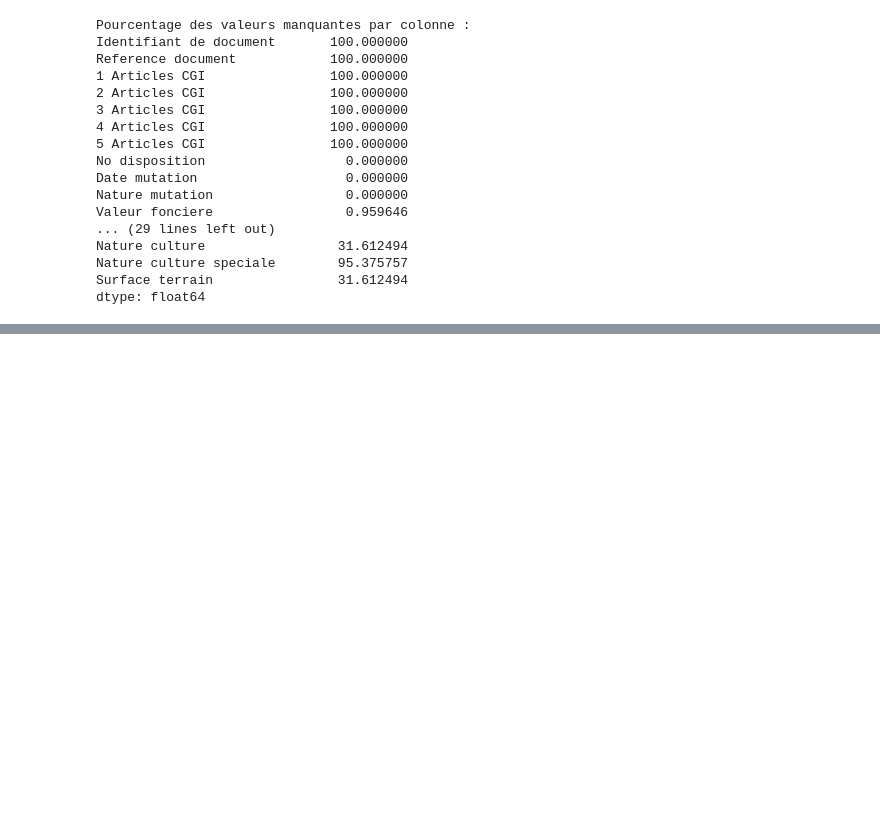
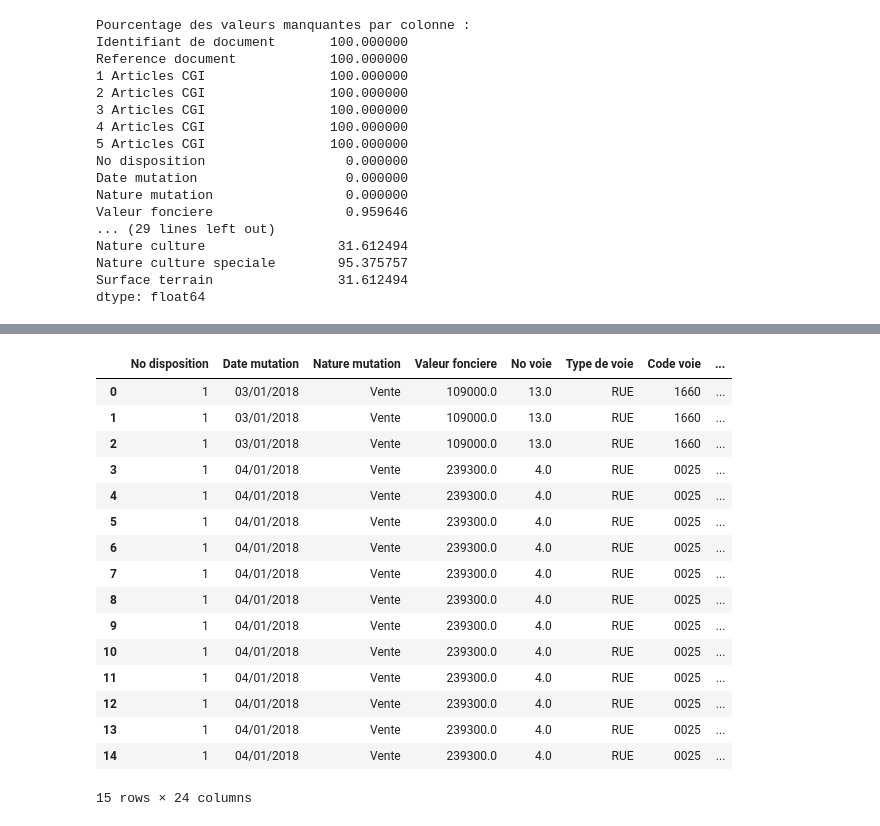
Before and after one commit to Ndeyefatou8/Machine_Learning, a Jupyter notebook: Projet_ML.ipynb, the cells around one changed output, grey strips where cells are left out. Drawn from its saved outputs; the diff is of its cells as text; code cells hidden in the pictures; blank space fills up the shorter version.

```diff
--- a/Projet_ML.ipynb
+++ b/Projet_ML.ipynb
@@ -278,0 +123,6 @@ Name: count, dtype: int64
+# %%
+df=df.dropna(subset=['Type local'])
+#On renomme la variable 'Local industriel. commercial ou assimilé' en Local pour faclité la lecture
+df['Type local'] = df['Type local'].replace('Local industriel. commercial ou assimilé', 'Local')
+#Affichage des différentes valeurs de Type local
+print(df['Type local'].unique())
@@ -278,0 +133,4 @@ Name: count, dtype: int64
+# %%
+# Charger les données du fichier CSV dans un DataFrame
+df_csv = pd.read_csv('communes-departement-region.csv')
+df_csv.head(10)
@@ -278,0 +149,26 @@ Name: count, dtype: int64
+# %%
+# Renommer la colonne "code_postal" en "Code postal"
+df_csv.rename(columns={'code_postal': 'Code postal'}, inplace=True)
+# %%
+# Fusionner les données en fonction du code postal
+df= pd.merge(df, df_csv[['Code postal', 'longitude', 'latitude']], on='Code postal', how='left')
+# %%
+df.head(15)
+# %% [output]
+|  | No disposition | Date mutation | Nature mutation | Valeur fonciere | No voie | Type de voie | Code voie | ... |
+| 0 | 1 | 03/01/2018 | Vente | 109000.0 | 13.0 | RUE | 1660 | ... |
+| 1 | 1 | 03/01/2018 | Vente | 109000.0 | 13.0 | RUE | 1660 | ... |
+| 2 | 1 | 03/01/2018 | Vente | 109000.0 | 13.0 | RUE | 1660 | ... |
+| 3 | 1 | 04/01/2018 | Vente | 239300.0 | 4.0 | RUE | 0025 | ... |
+| 4 | 1 | 04/01/2018 | Vente | 239300.0 | 4.0 | RUE | 0025 | ... |
+| 5 | 1 | 04/01/2018 | Vente | 239300.0 | 4.0 | RUE | 0025 | ... |
+| 6 | 1 | 04/01/2018 | Vente | 239300.0 | 4.0 | RUE | 0025 | ... |
+| 7 | 1 | 04/01/2018 | Vente | 239300.0 | 4.0 | RUE | 0025 | ... |
+| 8 | 1 | 04/01/2018 | Vente | 239300.0 | 4.0 | RUE | 0025 | ... |
+| 9 | 1 | 04/01/2018 | Vente | 239300.0 | 4.0 | RUE | 0025 | ... |
+| 10 | 1 | 04/01/2018 | Vente | 239300.0 | 4.0 | RUE | 0025 | ... |
+| 11 | 1 | 04/01/2018 | Vente | 239300.0 | 4.0 | RUE | 0025 | ... |
+| 12 | 1 | 04/01/2018 | Vente | 239300.0 | 4.0 | RUE | 0025 | ... |
+| 13 | 1 | 04/01/2018 | Vente | 239300.0 | 4.0 | RUE | 0025 | ... |
+| 14 | 1 | 04/01/2018 | Vente | 239300.0 | 4.0 | RUE | 0025 | ... |
+15 rows × 24 columns
```
Also changed, not shown: parts of 21 cells of this notebook.
